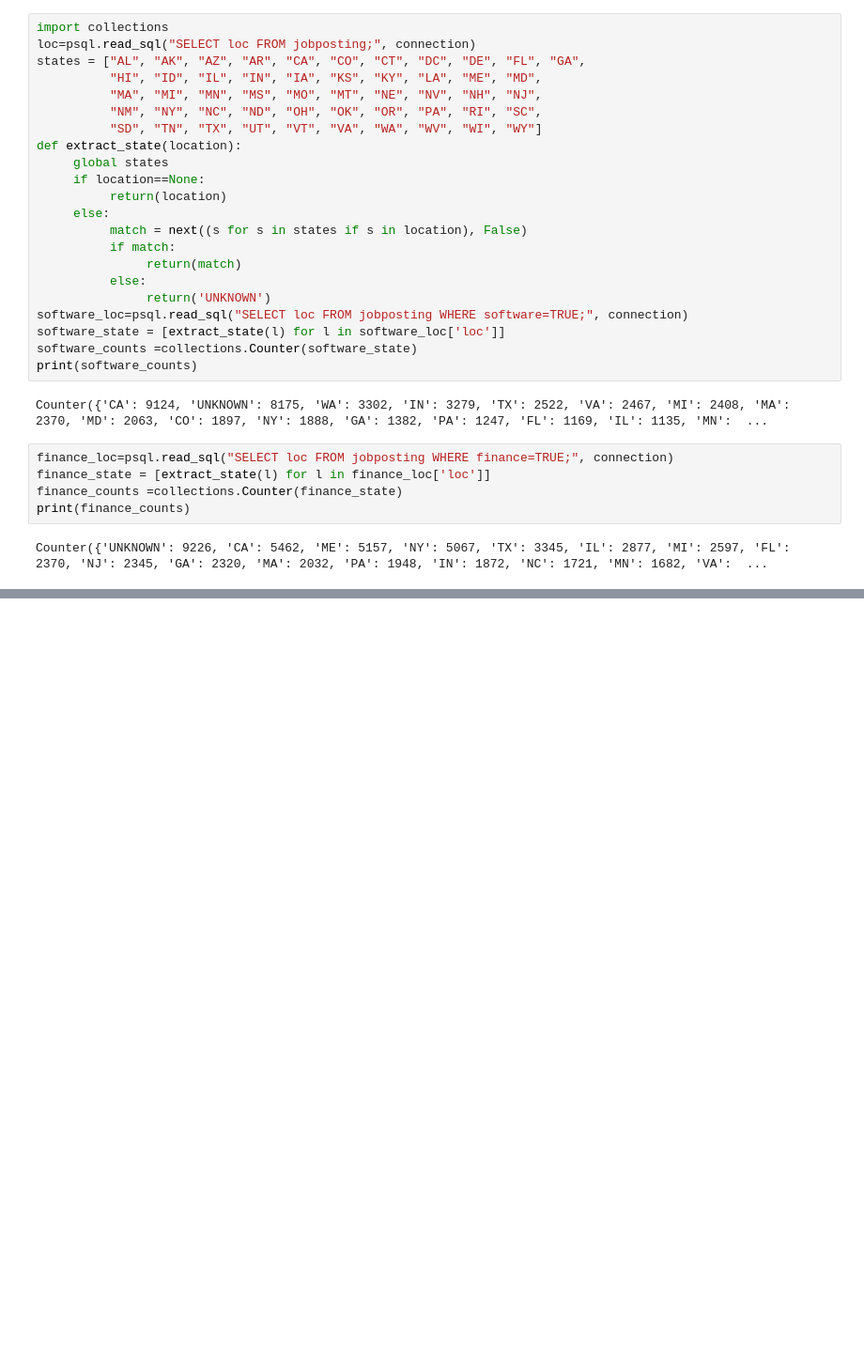
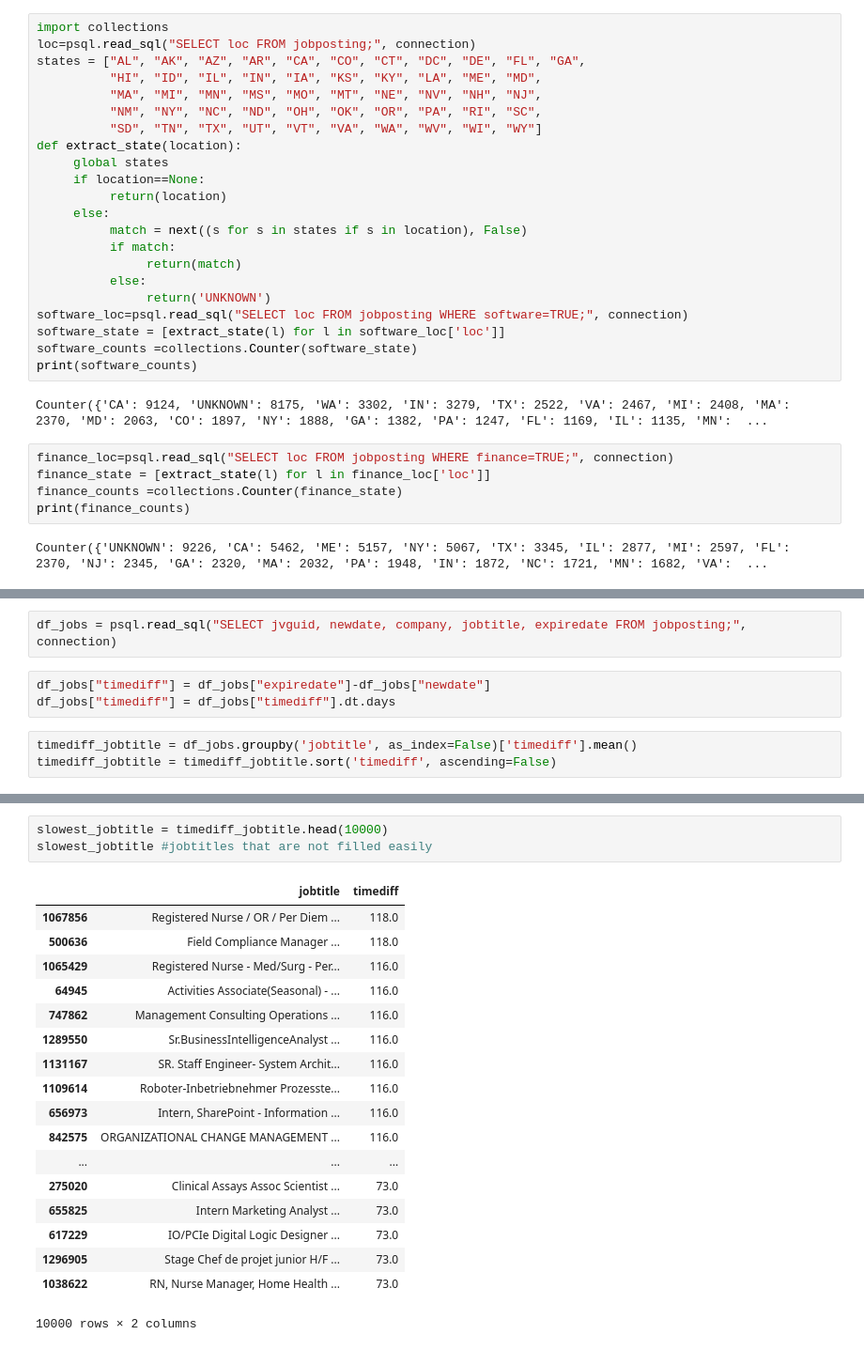
Before and after one commit to MSIA/vail, a Jupyter notebook: eda.ipynb, the cells around one changed output, grey strips where cells are left out. Shown at 94% size. Drawn from its saved outputs; the diff is of its cells as text; blank space fills up the shorter version.

```diff
--- a/eda.ipynb
+++ b/eda.ipynb
@@ -436,0 +441,8 @@ Counter({'UNKNOWN': 9226, 'CA': 5462, 'ME': 5157, 'NY': 5067, 'TX': 3345, 'IL':
+# %%
+df_jobs = psql.read_sql("SELECT jvguid, newdate, company, jobtitle, expiredate FROM jobposting;", connection)
+# %%
+df_jobs["timediff"] = df_jobs["expiredate"]-df_jobs["newdate"]
+df_jobs["timediff"] = df_jobs["timediff"].dt.days
+# %%
+timediff_jobtitle = df_jobs.groupby('jobtitle', as_index=False)['timediff'].mean()
+timediff_jobtitle = timediff_jobtitle.sort('timediff', ascending=False)
@@ -436,0 +466,22 @@ Counter({'UNKNOWN': 9226, 'CA': 5462, 'ME': 5157, 'NY': 5067, 'TX': 3345, 'IL':
+# %%
+slowest_jobtitle = timediff_jobtitle.head(10000)
+slowest_jobtitle #jobtitles that are not filled easily
+# %% [output]
+|  | jobtitle | timediff |
+| 1067856 | Registered Nurse / OR / Per Diem ... | 118.0 |
+| 500636 | Field Compliance Manager ... | 118.0 |
+| 1065429 | Registered Nurse - Med/Surg - Per... | 116.0 |
+| 64945 | Activities Associate(Seasonal) - ... | 116.0 |
+| 747862 | Management Consulting Operations ... | 116.0 |
+| 1289550 | Sr.BusinessIntelligenceAnalyst ... | 116.0 |
+| 1131167 | SR. Staff Engineer- System Archit... | 116.0 |
+| 1109614 | Roboter-Inbetriebnehmer Prozesste... | 116.0 |
+| 656973 | Intern, SharePoint - Information ... | 116.0 |
+| 842575 | ORGANIZATIONAL CHANGE MANAGEMENT ... | 116.0 |
+| ... | ... | ... |
+| 275020 | Clinical Assays Assoc Scientist ... | 73.0 |
+| 655825 | Intern Marketing Analyst ... | 73.0 |
+| 617229 | IO/PCIe Digital Logic Designer ... | 73.0 |
+| 1296905 | Stage Chef de projet junior H/F ... | 73.0 |
+| 1038622 | RN, Nurse Manager, Home Health ... | 73.0 |
+10000 rows × 2 columns
```
Also changed, not shown: parts of 39 cells of this notebook.
